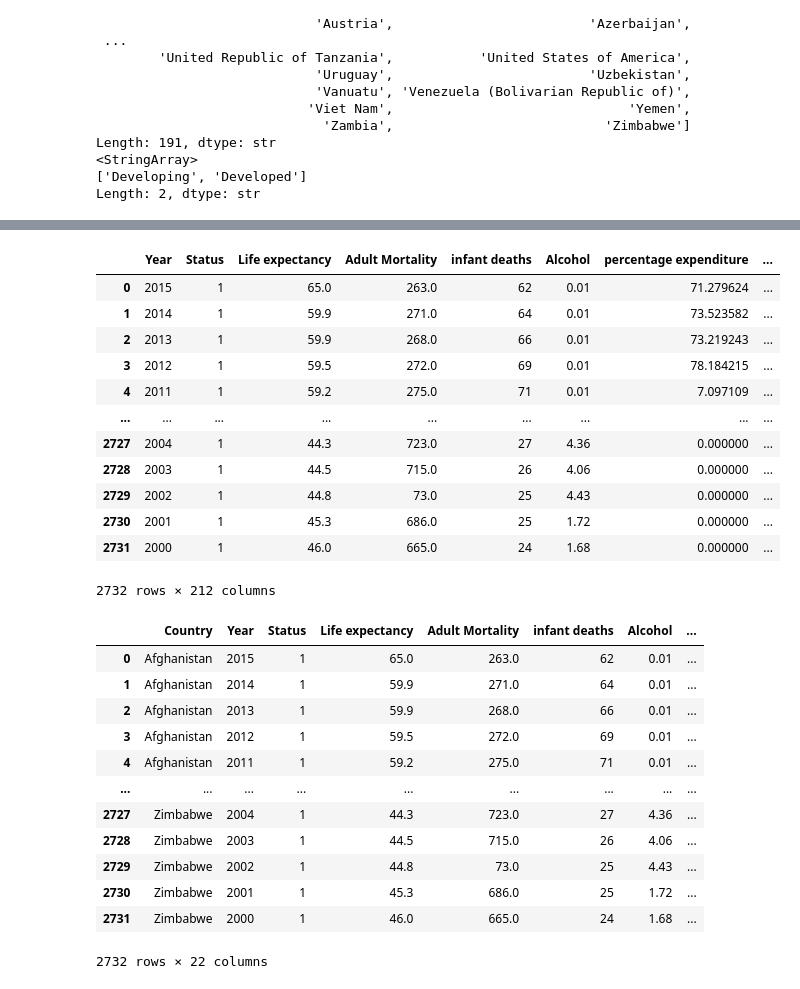
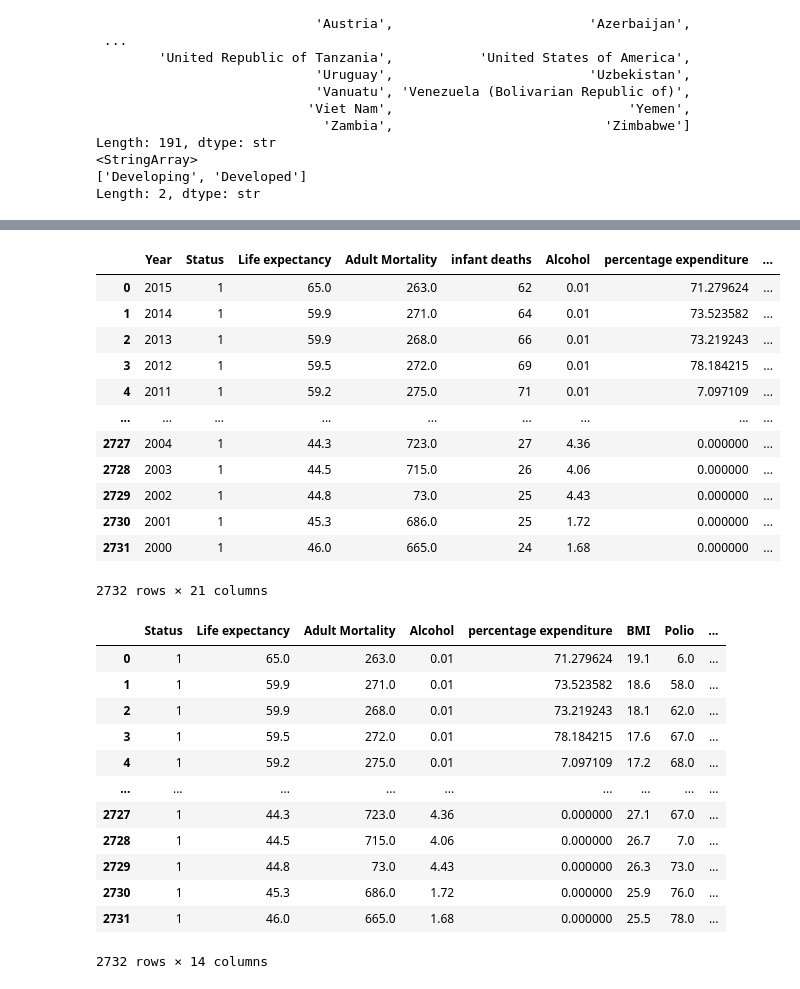
Before and after one commit to Bexaric/LB1_2_ML_Yakushev, a Jupyter notebook: notebook/EDA.ipynb, the cells around one changed output, grey strips where cells are left out. Saved outputs shown, nothing was run; the diff lists cells and outputs as text; code cells hidden in the pictures.

```diff
--- a/notebook/EDA.ipynb
+++ b/notebook/EDA.ipynb
@@ -6,6 +300,4 @@ import seaborn as sns
 # %%
-df = pd.read_csv('D:/My files/Учёба и игры и т.д/Магистр/2_семестр_учёба/МетодыИИ/LB1_2_ML_Yakushev/notebook/EDA.ipynb')
-df.head()
-df.info()
-display(df.describe())
+df = pd.read_csv('D:/My files/Учёба и игры и т.д/Магистр/2_семестр_учёба/МетодыИИ/LB1_2_ML_Yakushev/data/life_expectancy_data.csv')
+display(df.head())
 # %% [output]
@@ -129,42 +449,38 @@ Length: 2, dtype: str
+# %%
+df.drop('Country', axis=1, inplace=True)
+# %%
+lb = LabelBinarizer()
+df['Status'] = lb.fit_transform(df['Status'])
+df
+# %% [output]
+|  | Year | Status | Life expectancy | Adult Mortality | infant deaths | Alcohol | percentage expenditure | ... |
+| 0 | 2015 | 1 | 65.0 | 263.0 | 62 | 0.01 | 71.279624 | ... |
+| 1 | 2014 | 1 | 59.9 | 271.0 | 64 | 0.01 | 73.523582 | ... |
+| 2 | 2013 | 1 | 59.9 | 268.0 | 66 | 0.01 | 73.219243 | ... |
+| 3 | 2012 | 1 | 59.5 | 272.0 | 69 | 0.01 | 78.184215 | ... |
+| 4 | 2011 | 1 | 59.2 | 275.0 | 71 | 0.01 | 7.097109 | ... |
+| ... | ... | ... | ... | ... | ... | ... | ... | ... |
+| 2727 | 2004 | 1 | 44.3 | 723.0 | 27 | 4.36 | 0.000000 | ... |
+| 2728 | 2003 | 1 | 44.5 | 715.0 | 26 | 4.06 | 0.000000 | ... |
+| 2729 | 2002 | 1 | 44.8 | 73.0 | 25 | 4.43 | 0.000000 | ... |
+| 2730 | 2001 | 1 | 45.3 | 686.0 | 25 | 1.72 | 0.000000 | ... |
+| 2731 | 2000 | 1 | 46.0 | 665.0 | 24 | 1.68 | 0.000000 | ... |
+2732 rows × 21 columns
 # %%
-from sklearn.preprocessing import LabelBinarizer, OneHotEncoder
-
-df_old = df
-
-lb = LabelBinarizer()
-df['Status'] = lb.fit_transform(df['Status'])
-
-for col in ['Country']:
-    ohe = OneHotEncoder()
-    encoded = ohe.fit_transform(df[[col]]).toarray()
-    df = df.join(pd.DataFrame(encoded, columns=[f"{col}_{c}" for c in ohe.categories_[0]], index=df.index))
-    df.drop(col, axis=1, inplace=True)
-
-display(df, df_old)
+df.drop(['Year', 'Total expenditure', 'Population', 'Measles',
+         'Hepatitis B', 'under-five deaths', 'infant deaths'],axis=1, inplace=True)
+df
 # %% [output]
-|  | Year | Status | Life expectancy | Adult Mortality | infant deaths | Alcohol | percentage expenditure | ... |
-| 0 | 2015 | 1 | 65.0 | 263.0 | 62 | 0.01 | 71.279624 | ... |
-| 1 | 2014 | 1 | 59.9 | 271.0 | 64 | 0.01 | 73.523582 | ... |
-| 2 | 2013 | 1 | 59.9 | 268.0 | 66 | 0.01 | 73.219243 | ... |
-| 3 | 2012 | 1 | 59.5 | 272.0 | 69 | 0.01 | 78.184215 | ... |
-| 4 | 2011 | 1 | 59.2 | 275.0 | 71 | 0.01 | 7.097109 | ... |
+|  | Status | Life expectancy | Adult Mortality | Alcohol | percentage expenditure | BMI | Polio | ... |
+| 0 | 1 | 65.0 | 263.0 | 0.01 | 71.279624 | 19.1 | 6.0 | ... |
+| 1 | 1 | 59.9 | 271.0 | 0.01 | 73.523582 | 18.6 | 58.0 | ... |
+| 2 | 1 | 59.9 | 268.0 | 0.01 | 73.219243 | 18.1 | 62.0 | ... |
+| 3 | 1 | 59.5 | 272.0 | 0.01 | 78.184215 | 17.6 | 67.0 | ... |
+| 4 | 1 | 59.2 | 275.0 | 0.01 | 7.097109 | 17.2 | 68.0 | ... |
 | ... | ... | ... | ... | ... | ... | ... | ... | ... |
-| 2727 | 2004 | 1 | 44.3 | 723.0 | 27 | 4.36 | 0.000000 | ... |
-| 2728 | 2003 | 1 | 44.5 | 715.0 | 26 | 4.06 | 0.000000 | ... |
-| 2729 | 2002 | 1 | 44.8 | 73.0 | 25 | 4.43 | 0.000000 | ... |
-| 2730 | 2001 | 1 | 45.3 | 686.0 | 25 | 1.72 | 0.000000 | ... |
-| 2731 | 2000 | 1 | 46.0 | 665.0 | 24 | 1.68 | 0.000000 | ... |
+| 2727 | 1 | 44.3 | 723.0 | 4.36 | 0.000000 | 27.1 | 67.0 | ... |
+| 2728 | 1 | 44.5 | 715.0 | 4.06 | 0.000000 | 26.7 | 7.0 | ... |
+| 2729 | 1 | 44.8 | 73.0 | 4.43 | 0.000000 | 26.3 | 73.0 | ... |
+| 2730 | 1 | 45.3 | 686.0 | 1.72 | 0.000000 | 25.9 | 76.0 | ... |
+| 2731 | 1 | 46.0 | 665.0 | 1.68 | 0.000000 | 25.5 | 78.0 | ... |
-2732 rows × 212 columns
+2732 rows × 14 columns
-|  | Country | Year | Status | Life expectancy | Adult Mortality | infant deaths | Alcohol | ... |
-| 0 | Afghanistan | 2015 | 1 | 65.0 | 263.0 | 62 | 0.01 | ... |
-| 1 | Afghanistan | 2014 | 1 | 59.9 | 271.0 | 64 | 0.01 | ... |
-| 2 | Afghanistan | 2013 | 1 | 59.9 | 268.0 | 66 | 0.01 | ... |
-| 3 | Afghanistan | 2012 | 1 | 59.5 | 272.0 | 69 | 0.01 | ... |
-| 4 | Afghanistan | 2011 | 1 | 59.2 | 275.0 | 71 | 0.01 | ... |
-| ... | ... | ... | ... | ... | ... | ... | ... | ... |
-| 2727 | Zimbabwe | 2004 | 1 | 44.3 | 723.0 | 27 | 4.36 | ... |
-| 2728 | Zimbabwe | 2003 | 1 | 44.5 | 715.0 | 26 | 4.06 | ... |
-| 2729 | Zimbabwe | 2002 | 1 | 44.8 | 73.0 | 25 | 4.43 | ... |
-| 2730 | Zimbabwe | 2001 | 1 | 45.3 | 686.0 | 25 | 1.72 | ... |
-| 2731 | Zimbabwe | 2000 | 1 | 46.0 | 665.0 | 24 | 1.68 | ... |
-2732 rows × 22 columns
```
Also changed, not shown: parts of 44 cells of this notebook, 6 other files.
